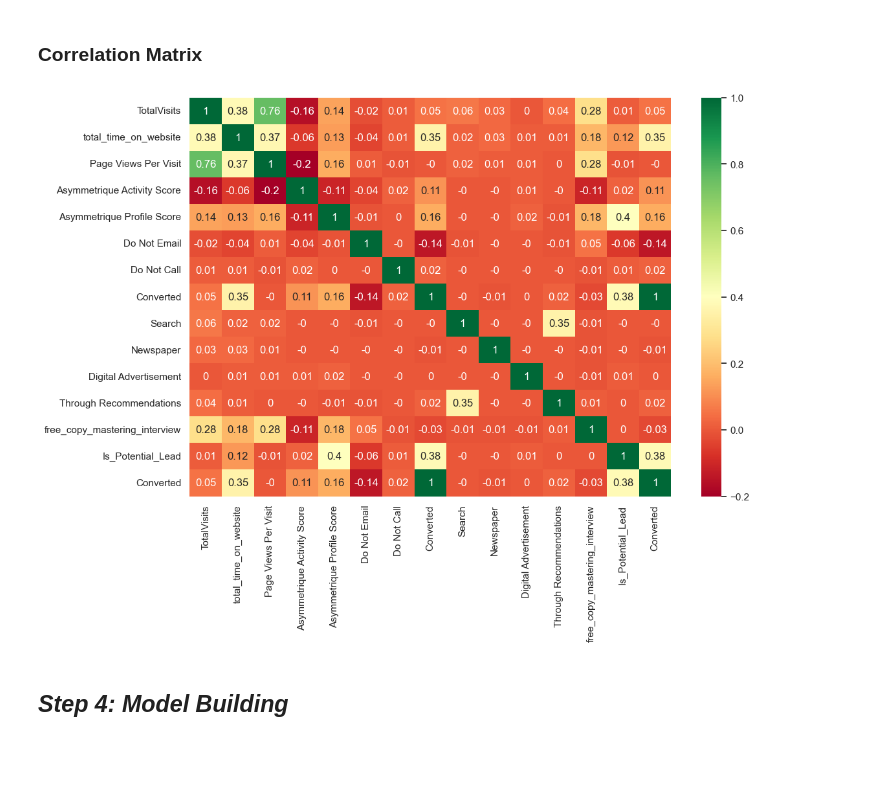
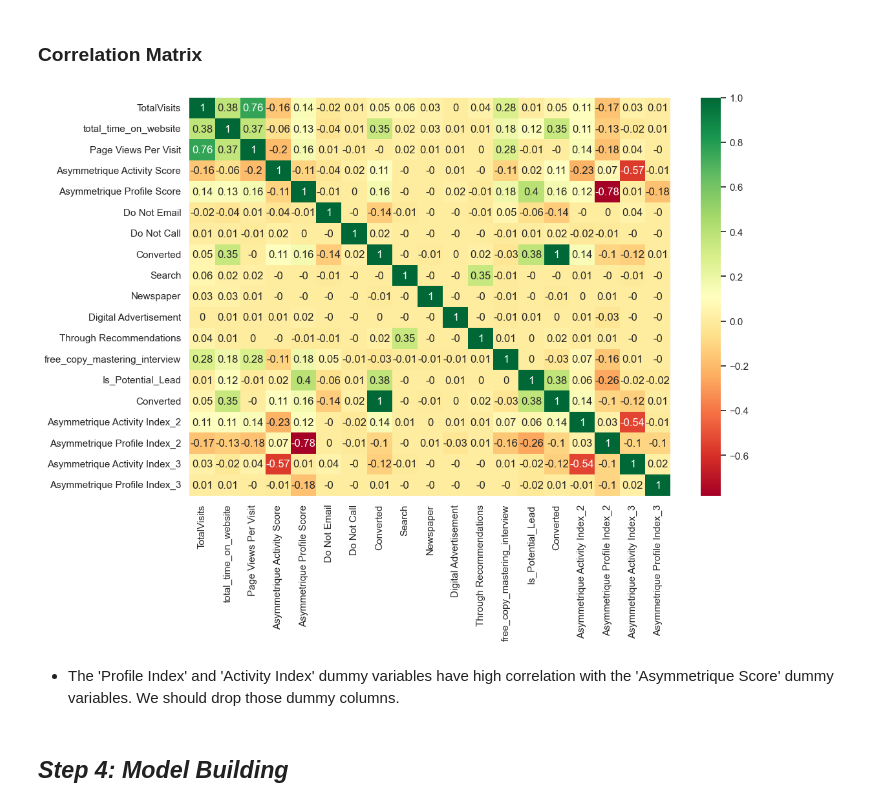
Before and after one commit to lido010209/machine-learning, a Jupyter notebook: Lead Scoring Analysis/1-data_processing.iPynb, the cells around one changed output. Saved outputs shown, nothing was run; the diff lists cells and outputs as text; code cells hidden in the pictures; blank space fills up the shorter version.

```diff
--- a/Lead Scoring Analysis/1-data_processing.iPynb
+++ b/Lead Scoring Analysis/1-data_processing.iPynb
@@ -988,7 +989,9 @@ x_train.head()
 # %%
 # visualize correlations
 plt.figure(figsize=(12,8))
-sns.heatmap(leads[num_cols + bi_cols + ['Converted']].corr().round(2), annot=True, cmap= 'RdYlGn')
+sns.heatmap(leads[num_cols + bi_cols + ['Converted', 'Asymmetrique Activity Index_2', 'Asymmetrique Profile Index_2', 'Asymmetrique Activity Index_3', 'Asymmetrique Profile Index_3']].corr().round(2), annot=True, cmap= 'RdYlGn')
 plt.show();
 # %% [output]
-[figure, old version]
+[figure, new version]
+# %% [markdown]
+- The 'Profile Index' and 'Activity Index' dummy variables have high correlation with the 'Asymmetrique Score' dummy variables. We should drop those dummy columns.
```
Also changed, not shown: parts of 37 cells of this notebook.
